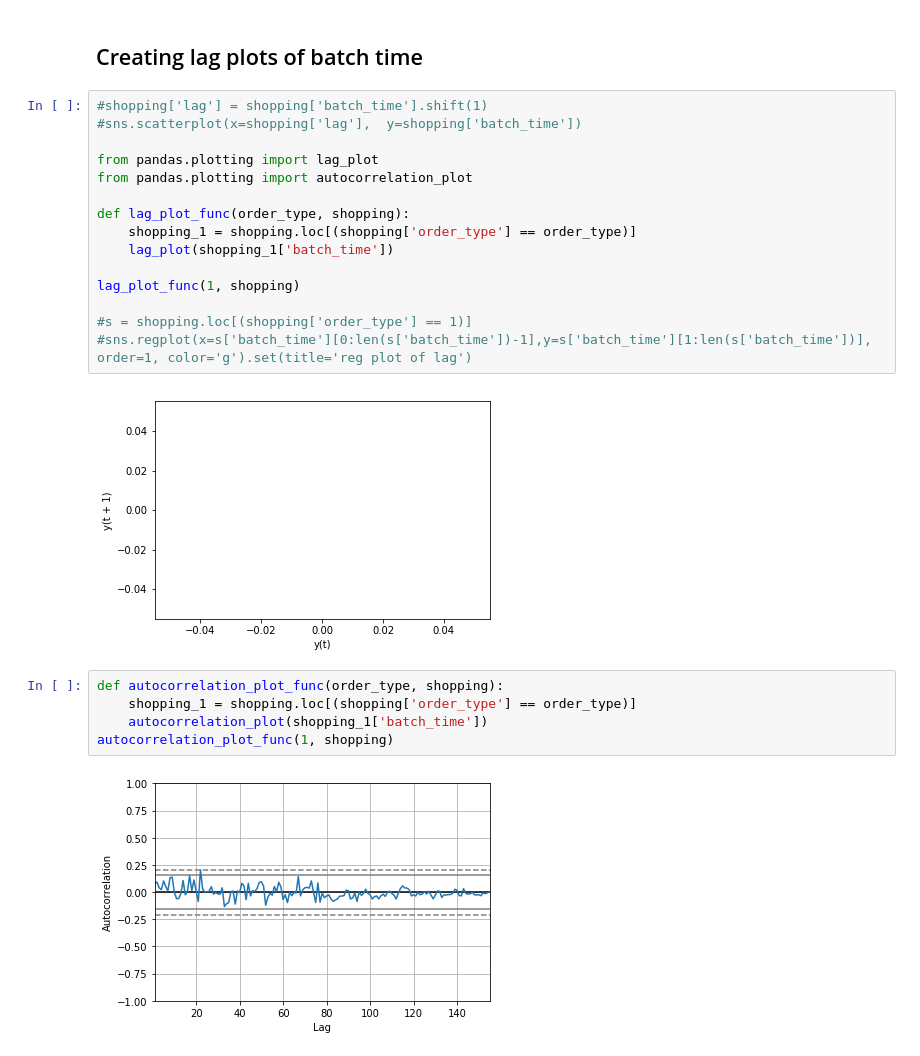
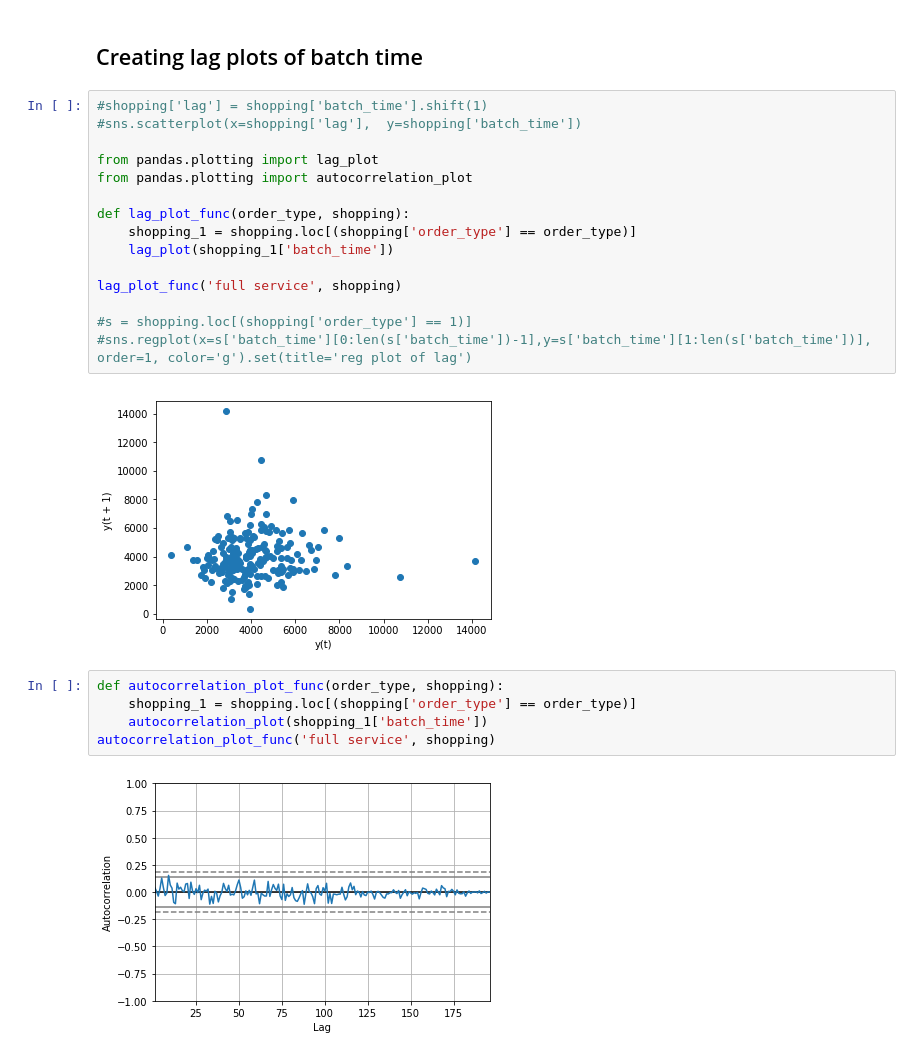
Before and after one commit to Shadek07/gig_data_analysis, a Jupyter notebook: instacart_shopper_data_analysis.ipynb, the cells around one changed output. Saved outputs shown, nothing was run; the diff lists cells and outputs as text.

```diff
--- a/instacart_shopper_data_analysis.ipynb
+++ b/instacart_shopper_data_analysis.ipynb
@@ -613,24 +635,24 @@ Over the whole period of instacart shopping experience, batch time is having dow
 # %%
 #shopping['lag'] = shopping['batch_time'].shift(1)
 #sns.scatterplot(x=shopping['lag'],  y=shopping['batch_time'])
 
 from pandas.plotting import lag_plot
 from pandas.plotting import autocorrelation_plot
 
 def lag_plot_func(order_type, shopping):
     shopping_1 = shopping.loc[(shopping['order_type'] == order_type)]
     lag_plot(shopping_1['batch_time'])
 
-lag_plot_func(1, shopping)
+lag_plot_func('full service', shopping)
 
 #s = shopping.loc[(shopping['order_type'] == 1)]
 #sns.regplot(x=s['batch_time'][0:len(s['batch_time'])-1],y=s['batch_time'][1:len(s['batch_time'])], order=1, color='g').set(title='reg plot of lag')
 # %% [output]
-[figure, old version]
+[figure, new version]
 # %%
 def autocorrelation_plot_func(order_type, shopping):
     shopping_1 = shopping.loc[(shopping['order_type'] == order_type)]
     autocorrelation_plot(shopping_1['batch_time'])
-autocorrelation_plot_func(1, shopping)
+autocorrelation_plot_func('full service', shopping)
 # %% [output]
-[figure, old version]
+[figure, new version]
```
Also changed, not shown: parts of 53 cells of this notebook.
